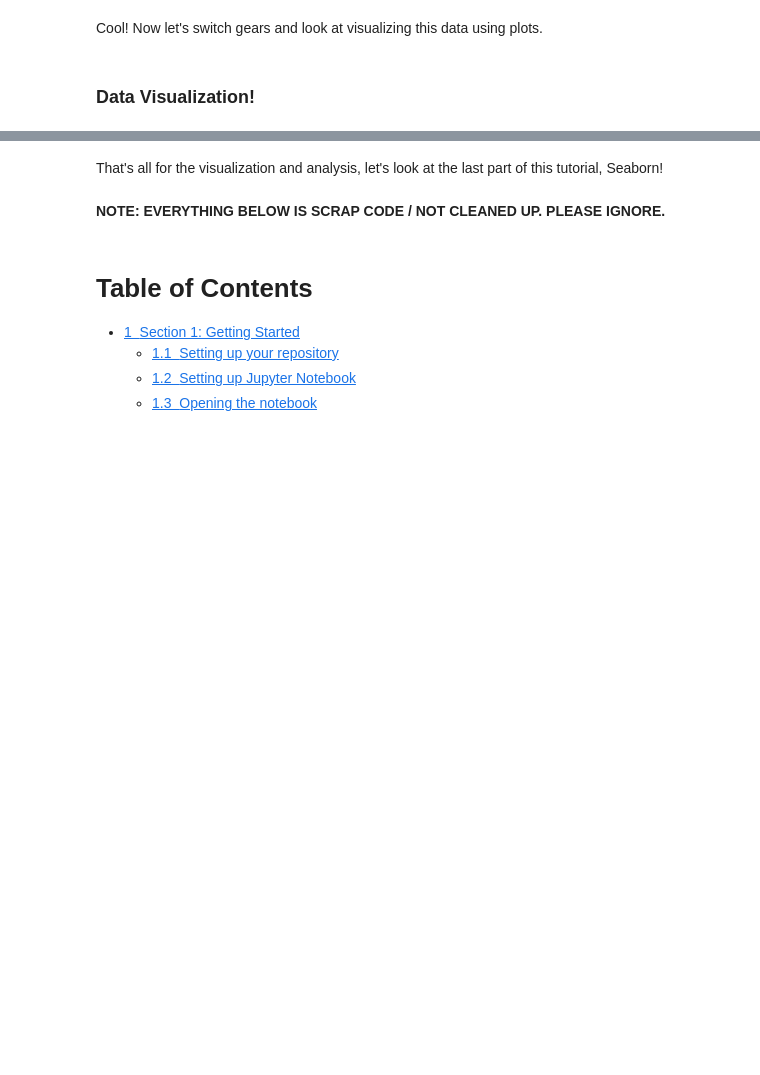
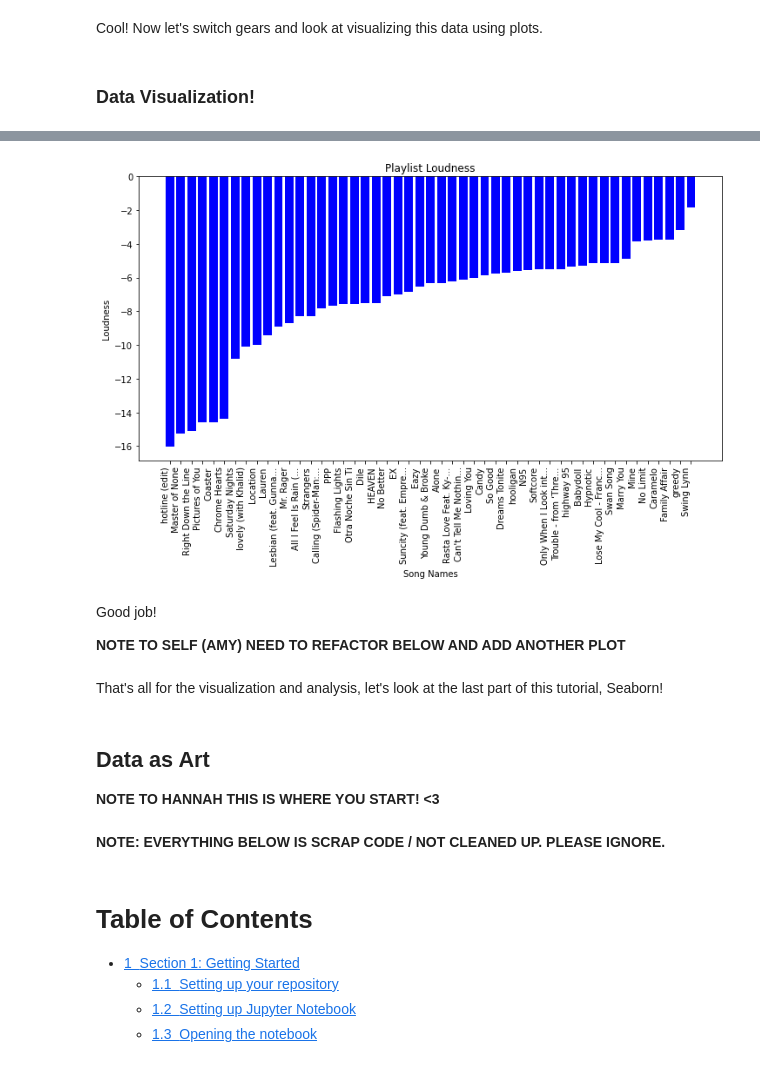
Before and after one commit to HMC-CS123-F23/cs-123-class-project-hannah-amy-daisy, a Jupyter notebook: project.ipynb, the cells around one changed output, grey strips where cells are left out. Drawn from its saved outputs; the diff is of its cells as text; code cells hidden in the pictures; blank space fills up the shorter version.

Commit message:
refactoring and polishing

```diff
--- a/project.ipynb
+++ b/project.ipynb
@@ -303,5 +303,28 @@ plt.show()
+# %%
+# Before performing list comprehension, we first need to convert this pandas Series to a list
+song_names = loudness_sorted_df['name'].tolist()
+# List comprehension: if the song name is longer than 20 characters, truncate it and add '...' to the end
+truncated_song_names = [name[:20] + '...' if len(name) > 20 else name for name in song_names]
+# %%
+plt.figure(figsize=(12, 6))
+# Note that we replaced `loudness_sorted_df['name']` with `truncated_song_names`
+plt.bar(truncated_song_names, loudness_sorted_df['loudness'], color='blue')
+plt.xlabel('Song Names')
+plt.ylabel('Loudness')
+plt.title('Playlist Loudness')
+plt.xticks(rotation=90, ha='right')
+plt.show()
+# %% [output]
+[figure, added]
+# %% [markdown]
+Good job!
+
+**NOTE TO SELF (AMY) NEED TO REFACTOR BELOW AND ADD ANOTHER PLOT**
 # %% [markdown]
 That's all for the visualization and analysis, let's look at the last part of this tutorial, Seaborn!
+# %% [markdown]
+## Data as Art
+**NOTE TO HANNAH THIS IS WHERE YOU START! <3**
 # %% [markdown]
 **NOTE: EVERYTHING BELOW IS SCRAP CODE / NOT CLEANED UP. PLEASE IGNORE.**
 # %% [markdown]
```
Also changed, not shown: parts of 14 cells of this notebook.
